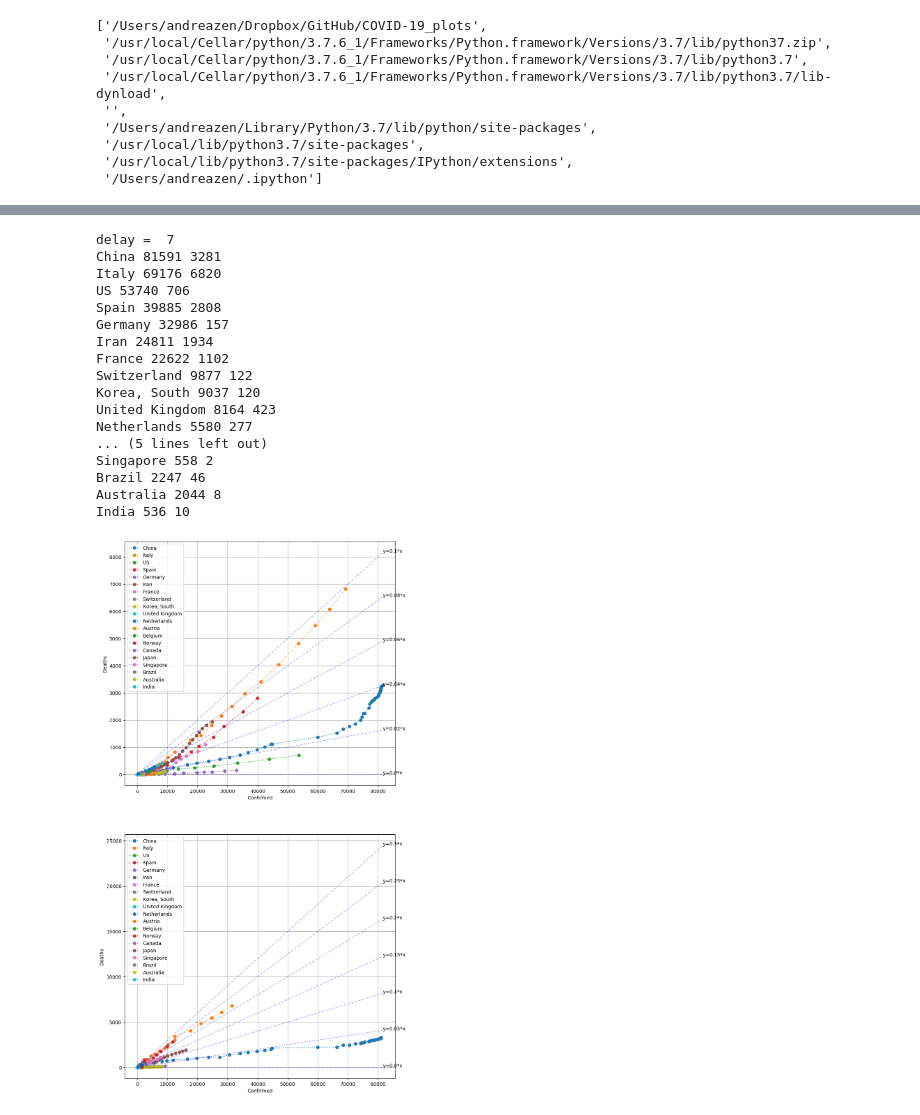
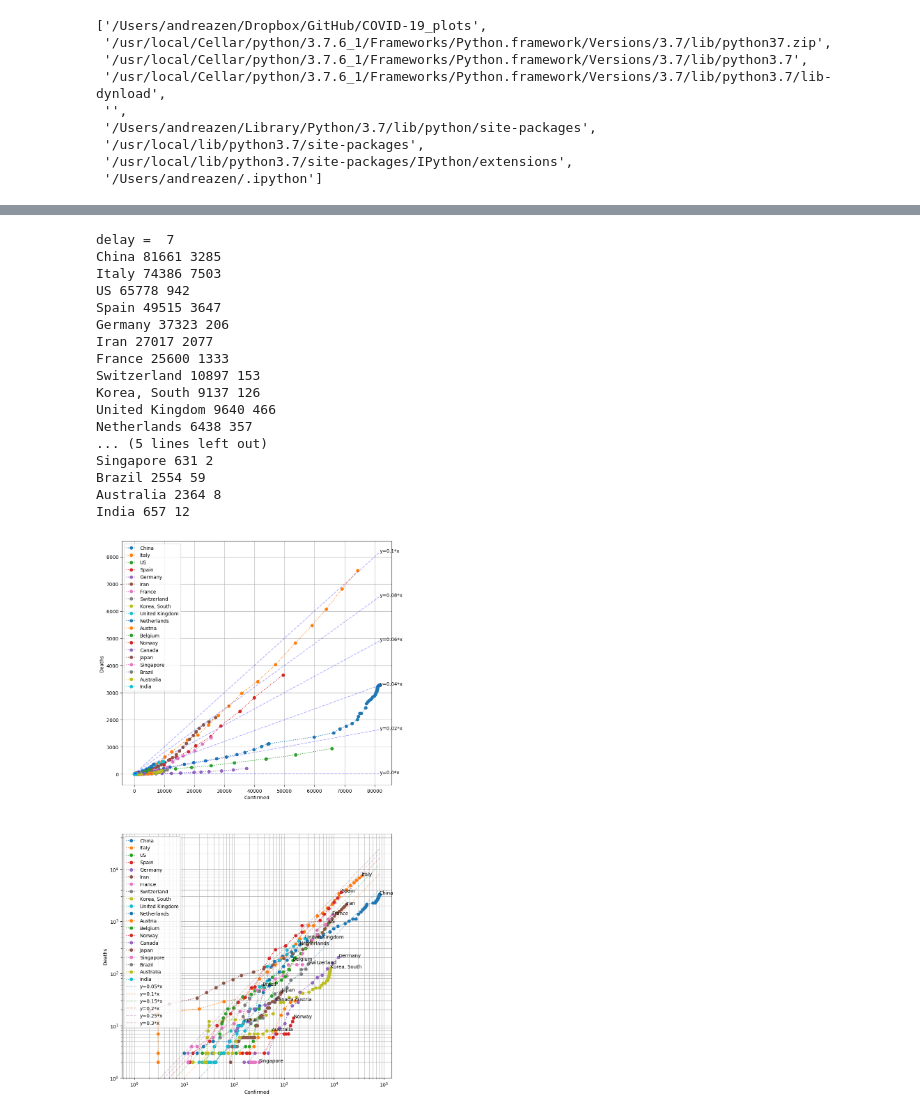
Before and after one commit to zenandrea/COVID-19_plots, a Jupyter notebook: plot_world.ipynb, the cells around one changed output, grey strips where cells are left out. Saved outputs shown, nothing was run; the diff lists cells and outputs as text; code cells hidden in the pictures.

```diff
--- a/plot_world.ipynb
+++ b/plot_world.ipynb
@@ -290,60 +291,66 @@ for name in lista:
     ax[0].set_ylabel('Deaths')
     xmax = max( xmax, max(y) )
     # same plot with delay
-    ax[1].plot( y[:-delay], yd[delay:],
+    xn = y[:-delay]
+    yn = yd[delay:]
+    ii = np.logical_and( xn>1 , yn>1 )
+    #print( len(xn[ii]) , len(yn[ii]) )
+    ax[1].plot( xn[ii] , yn[ii],
              marker = 'o',
              linestyle = ':',
              label = name )
     ax[1].set_xlabel('Confirmed')
     ax[1].set_ylabel('Deaths')
-
+    ax[1].annotate( name, (xn[-1],yn[-1]), rotation=0 )
 
 xlin = np.linspace( xmin, xmax )
 for an in range(6):
     a = 0.02*an
     ax[0].plot( xlin, a*xlin, 'b--', alpha=0.3, label='' )
     ax[0].annotate('y={}*x'.format(a), (xmax,a*xmax) )
 
-for an in range(7):
+xlin = np.linspace( 1, xmax )
+for an in range(1,7):
     a = 0.05*an
-    ax[1].plot( xlin, a*xlin, 'b--', alpha=0.3, label='' )
-    ax[1].annotate('y={:3.2}*x'.format(a), (xmax,a*xmax) )
+    ax[1].plot( xlin, a*xlin, '--', alpha=0.3, label='y={:3.2}*x'.format(a) )
+    #ax[1].annotate('y={:3.2}*x'.format(a), (100, a*100), rotation=45 )
 
 start = 5; step = 7
 for i in range(2):
     #ax[i].set_xlim( 0, xt.max()+1)
     #ax[i].set_xticks(x[start::step])
     #ax[i].set_xticklabels(fxticks[start::step])
     #ax[i].set_xticklabels([])
     #ax[i].set_xticks(xticks, minor=True)
     ax[i].grid(True, 'both')
     ax[i].legend(loc='best')
     #ax[i].set_xlim(right=1e4)
-    #ax[i].set_xscale('log')
     #ax[i].set_ylim(top=1e4)
-    #ax[i].set_yscale('log')
 
+ax[1].set_xscale('log')
+ax[1].set_yscale('log')
+ax[i].set_ylim(1)
 
 plt.savefig('plot_world_scatter.png')
 # %% [output]
 delay =  7
-China 81591 3281
-Italy 69176 6820
-US 53740 706
-Spain 39885 2808
-Germany 32986 157
-Iran 24811 1934
-France 22622 1102
-Switzerland 9877 122
-Korea, South 9037 120
-United Kingdom 8164 423
-Netherlands 5580 277
+China 81661 3285
+Italy 74386 7503
+US 65778 942
+Spain 49515 3647
+Germany 37323 206
+Iran 27017 2077
+France 25600 1333
+Switzerland 10897 153
+Korea, South 9137 126
+United Kingdom 9640 466
+Netherlands 6438 357
 ... (5 lines left out)
-Singapore 558 2
-Brazil 2247 46
-Australia 2044 8
-India 536 10
+Singapore 631 2
+Brazil 2554 59
+Australia 2364 8
+India 657 12
-[figure, old version]
+[figure, new version]
 # %%
 %matplotlib inline
 ##%matplotlib
```
Also changed, not shown: parts of 9 cells of this notebook, 7 other files.
